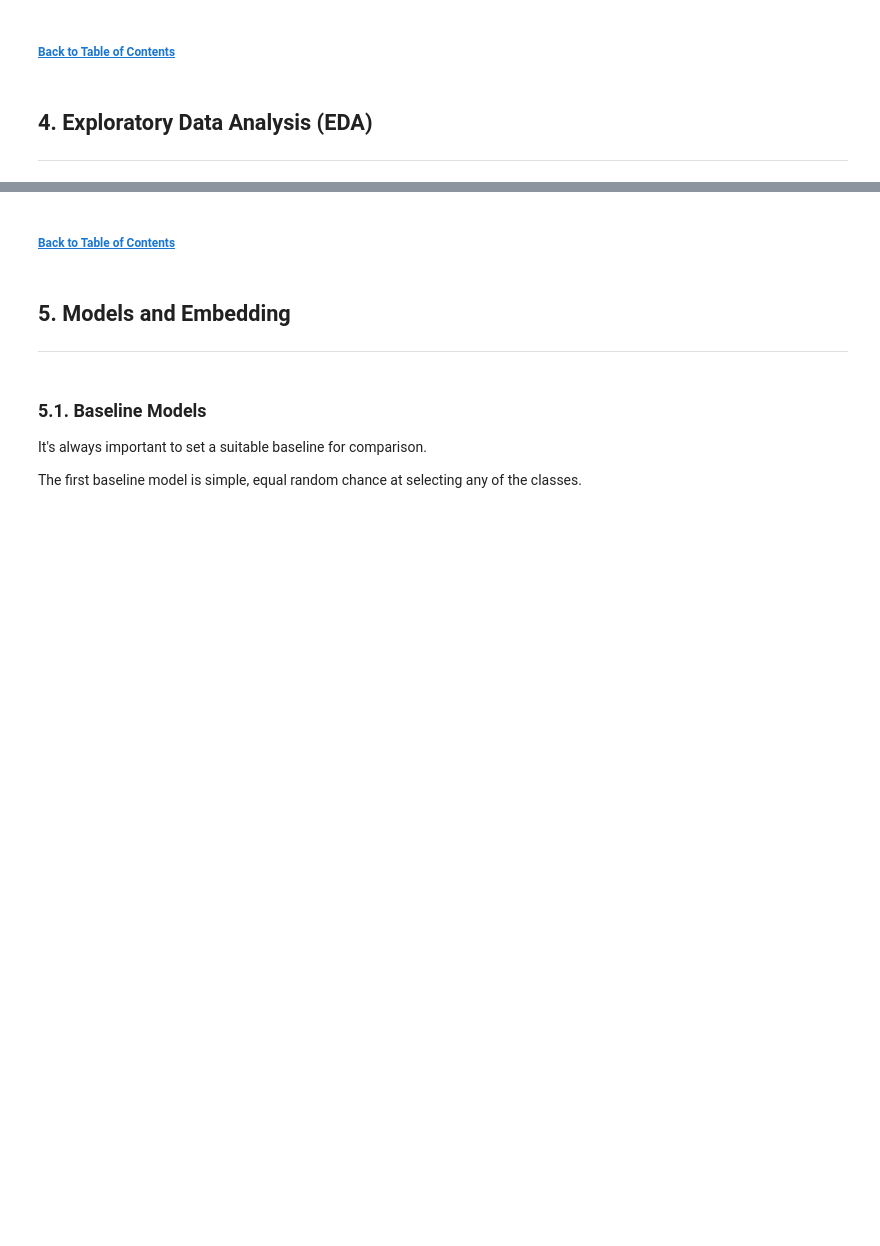
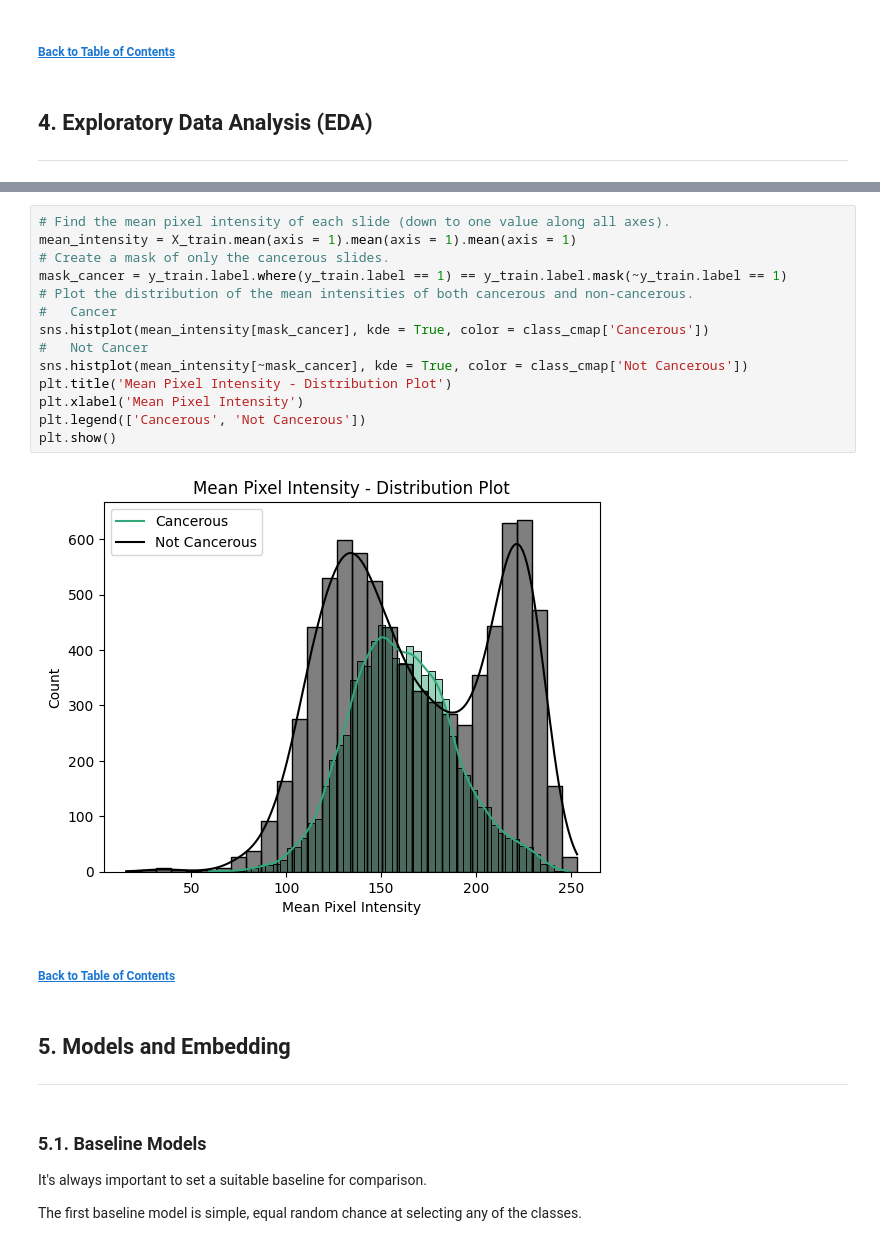
Before and after one commit to chill0121/Kaggle_Projects, a Jupyter notebook: Cancer_Detection_Histopathology/Cancer_Detection_Histopathology.ipynb, the cells around one changed output, grey strips where cells are left out. Saved outputs shown, nothing was run; the diff lists cells and outputs as text; blank space fills up the shorter version.

```diff
--- a/Cancer_Detection_Histopathology/Cancer_Detection_Histopathology.ipynb
+++ b/Cancer_Detection_Histopathology/Cancer_Detection_Histopathology.ipynb
@@ -261,3 +291,19 @@ Unfortunately, there are also 20 duplicate tweets in the testing set. Since the
+# %%
+# Find the mean pixel intensity of each slide (down to one value along all axes).
+mean_intensity = X_train.mean(axis = 1).mean(axis = 1).mean(axis = 1)
+# Create a mask of only the cancerous slides.
+mask_cancer = y_train.label.where(y_train.label == 1) == y_train.label.mask(~y_train.label == 1)
+# Plot the distribution of the mean intensities of both cancerous and non-cancerous.
+#   Cancer
+sns.histplot(mean_intensity[mask_cancer], kde = True, color = class_cmap['Cancerous'])
+#   Not Cancer
+sns.histplot(mean_intensity[~mask_cancer], kde = True, color = class_cmap['Not Cancerous'])
+plt.title('Mean Pixel Intensity - Distribution Plot')
+plt.xlabel('Mean Pixel Intensity')
+plt.legend(['Cancerous', 'Not Cancerous'])
+plt.show()
+# %% [output]
+[figure, added]
 # %% [markdown]
 ###### [Back to Table of Contents](#toc)
 # %% [markdown]
```
Also changed, not shown: parts of 38 cells of this notebook.
